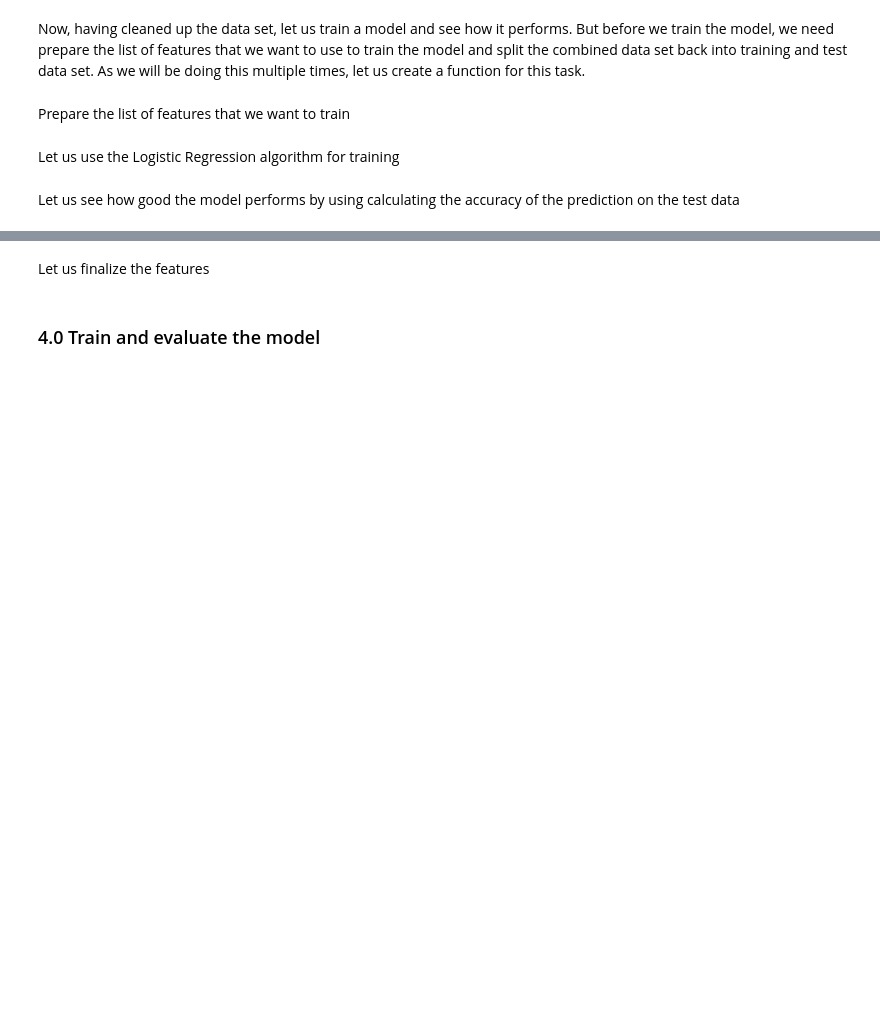
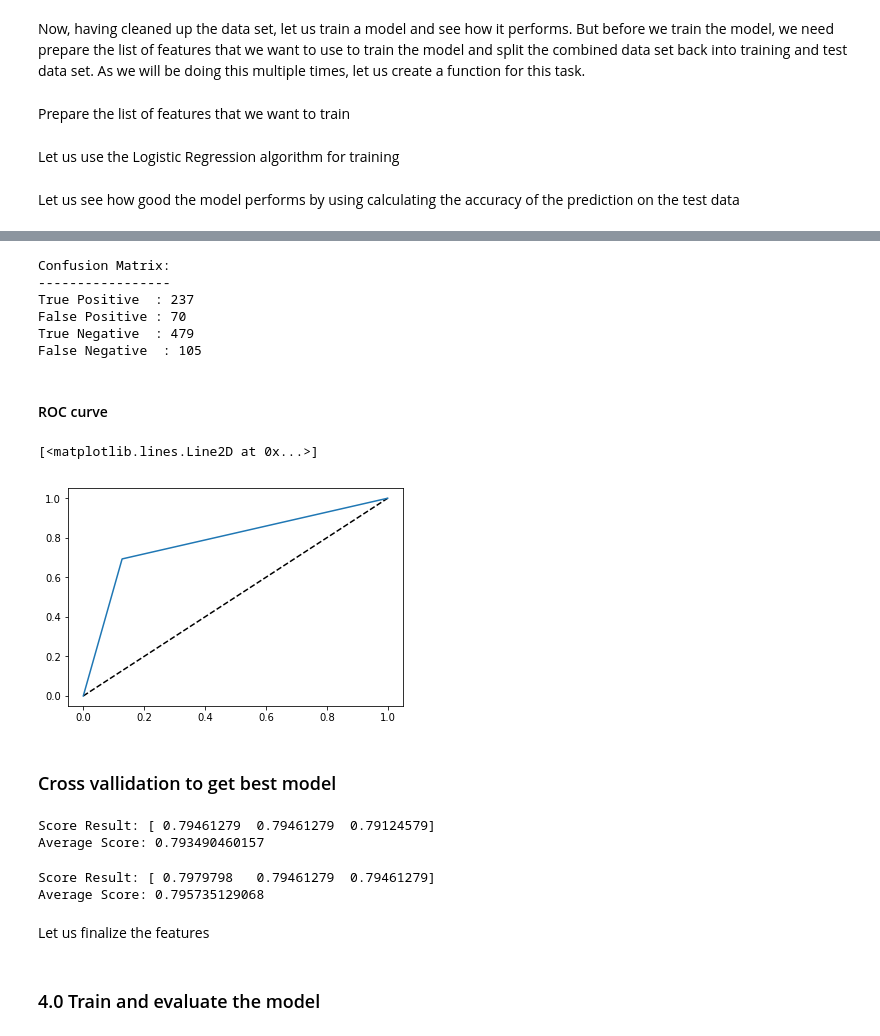
Before and after one commit to krishnamurthy-a/Titanic-Survival-Prediction, a Jupyter notebook: notebooks/Titanic-Survival-Prediction.ipynb, the cells around one changed output, grey strips where cells are left out. Saved outputs shown, nothing was run; the diff lists cells and outputs as text; code cells hidden in the pictures; blank space fills up the shorter version.

Commit message:
updated with metrics details

```diff
--- a/notebooks/Titanic-Survival-Prediction.ipynb
+++ b/notebooks/Titanic-Survival-Prediction.ipynb
@@ -185,3 +282,6 @@ lr = LogisticRegression(random_state=1)
 Let us see how good the model performs by using calculating the accuracy of the prediction on the test data
 # %%
 features_wo_minor = ['Age', 'Embarked', 'Fare', 'Parch', 'Pclass', 'Sex', 'SibSp', 'Title']
+# %%
+lr.fit(training_data[features_wo_minor], training_data['Survived'])
+y_pred = lr.predict(training_data[features_wo_minor])
@@ -187,0 +301,19 @@ features_wo_minor = ['Age', 'Embarked', 'Fare', 'Parch', 'Pclass', 'Sex', 'SibSp
+# %%
+print("Confusion Matrix:")
+print("-----------------")
+print("True Positive  : " + str(tp))
+print("False Positive : " + str(fp))
+print("True Negative  : " + str(tn))
+print("False Negative  : " + str(fn))
+# %% [output]
+Confusion Matrix:
+-----------------
+True Positive  : 237
+False Positive : 70
+True Negative  : 479
+False Negative  : 105
+# %% [markdown]
+#### ROC curve
+# %%
+from sklearn.metrics import roc_curve
+fpr_rf_lm, tpr_rf_lm, _ = roc_curve(training_data['Survived'], y_pred)
@@ -188,13 +323,28 @@ features_wo_minor = ['Age', 'Embarked', 'Fare', 'Parch', 'Pclass', 'Sex', 'SibSp
+# %%
+plt.figure(1)
+plt.plot([0, 1], [0, 1], 'k--')
+plt.plot(fpr_rf_lm, tpr_rf_lm)
+# %% [output]
+[<matplotlib.lines.Line2D at 0x...>]
+[figure, added]
+# %% [markdown]
+### Cross vallidation to get best model
 # %%
 scores = cross_validation.cross_val_score(lr, training_data[features_wo_minor], training_data['Survived'], cv=3)
 print("Score Result: " + str(scores))
 print("Average Score: " + str(scores.mean()))
+# %% [output]
+Score Result: [ 0.79461279  0.79461279  0.79124579]
+Average Score: 0.793490460157
 # %%
 features_w_minor = ['Age', 'Embarked', 'Fare', 'Parch', 'Pclass', 'Sex', 'SibSp', 'Title', 'IsMinor']
 # %%
 scores = cross_validation.cross_val_score(lr, training_data[features_w_minor], training_data['Survived'], cv=3)
 print("Score Result: " + str(scores))
 print("Average Score: " + str(scores.mean()))
+# %% [output]
+Score Result: [ 0.7979798   0.79461279  0.79461279]
+Average Score: 0.795735129068
 # %% [markdown]
 Let us finalize the features
 # %%
```
Also changed, not shown: parts of 31 cells of this notebook, 1 other file.
